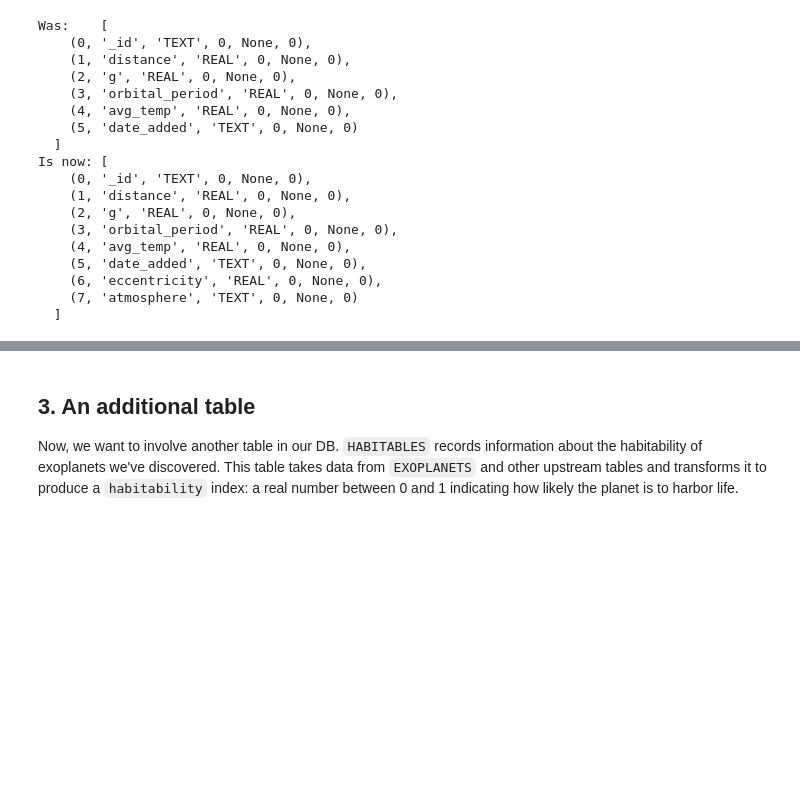
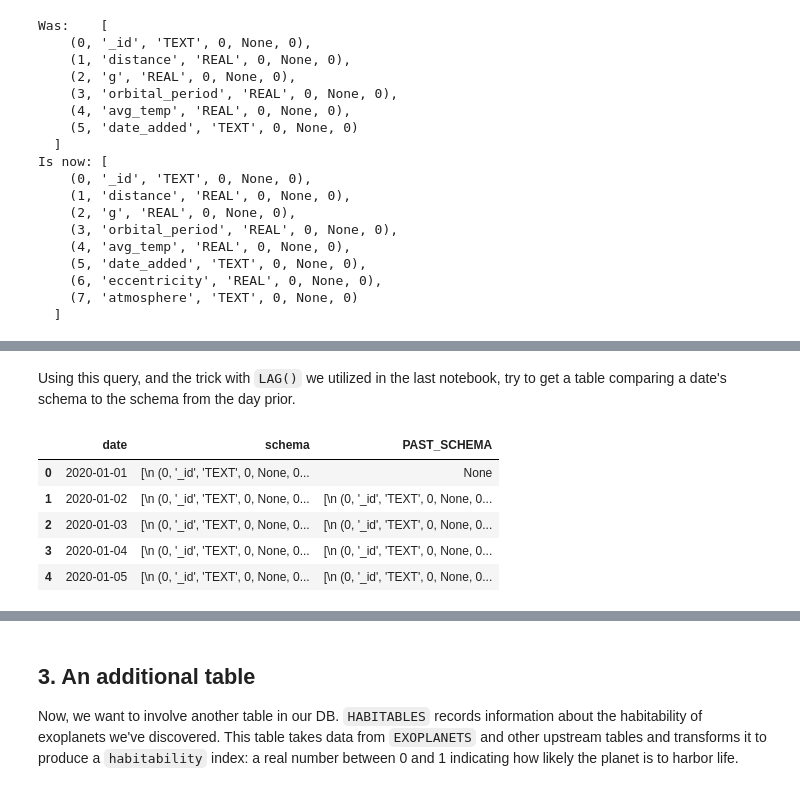
Before and after one commit to monte-carlo-data/data-downtime-challenge, a Jupyter notebook: solutions/exercise_2_solutions.ipynb, the cells around one changed output, grey strips where cells are left out. Cells and saved outputs as stored; diff of their text form; code cells hidden in the pictures; blank space fills up the shorter version.

```diff
--- a/solutions/exercise_2_solutions.ipynb
+++ b/solutions/exercise_2_solutions.ipynb
@@ -137,0 +157,2 @@ When exactly did `EXOPLANETS` start recording new data? The metadata in `EXOPLAN
+# %% [markdown]
+Using this query, and the trick with `LAG()` we utilized in the last notebook, try to get a table comparing a date's schema to the schema from the day prior.
@@ -137,0 +170,9 @@ When exactly did `EXOPLANETS` start recording new data? The metadata in `EXOPLAN
+# %%
+pd.read_sql_query(SQL, conn).head(5)
+# %% [output]
+|  | date | schema | PAST_SCHEMA |
+| 0 | 2020-01-01 | [\n (0, '_id', 'TEXT', 0, None, 0... | None |
+| 1 | 2020-01-02 | [\n (0, '_id', 'TEXT', 0, None, 0... | [\n (0, '_id', 'TEXT', 0, None, 0... |
+| 2 | 2020-01-03 | [\n (0, '_id', 'TEXT', 0, None, 0... | [\n (0, '_id', 'TEXT', 0, None, 0... |
+| 3 | 2020-01-04 | [\n (0, '_id', 'TEXT', 0, None, 0... | [\n (0, '_id', 'TEXT', 0, None, 0... |
+| 4 | 2020-01-05 | [\n (0, '_id', 'TEXT', 0, None, 0... | [\n (0, '_id', 'TEXT', 0, None, 0... |
```
Also changed, not shown: parts of 31 cells of this notebook, 2 other files.
